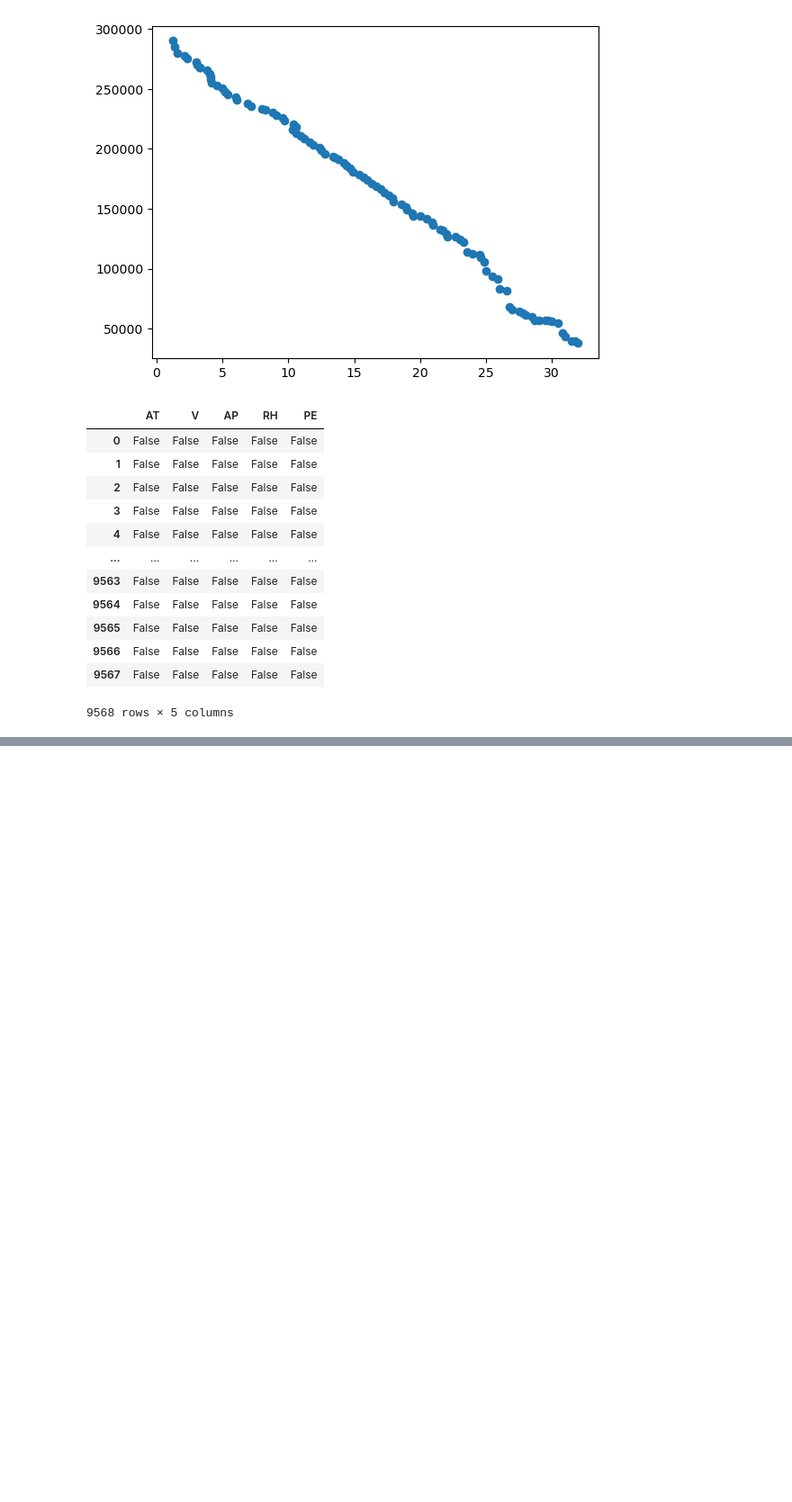
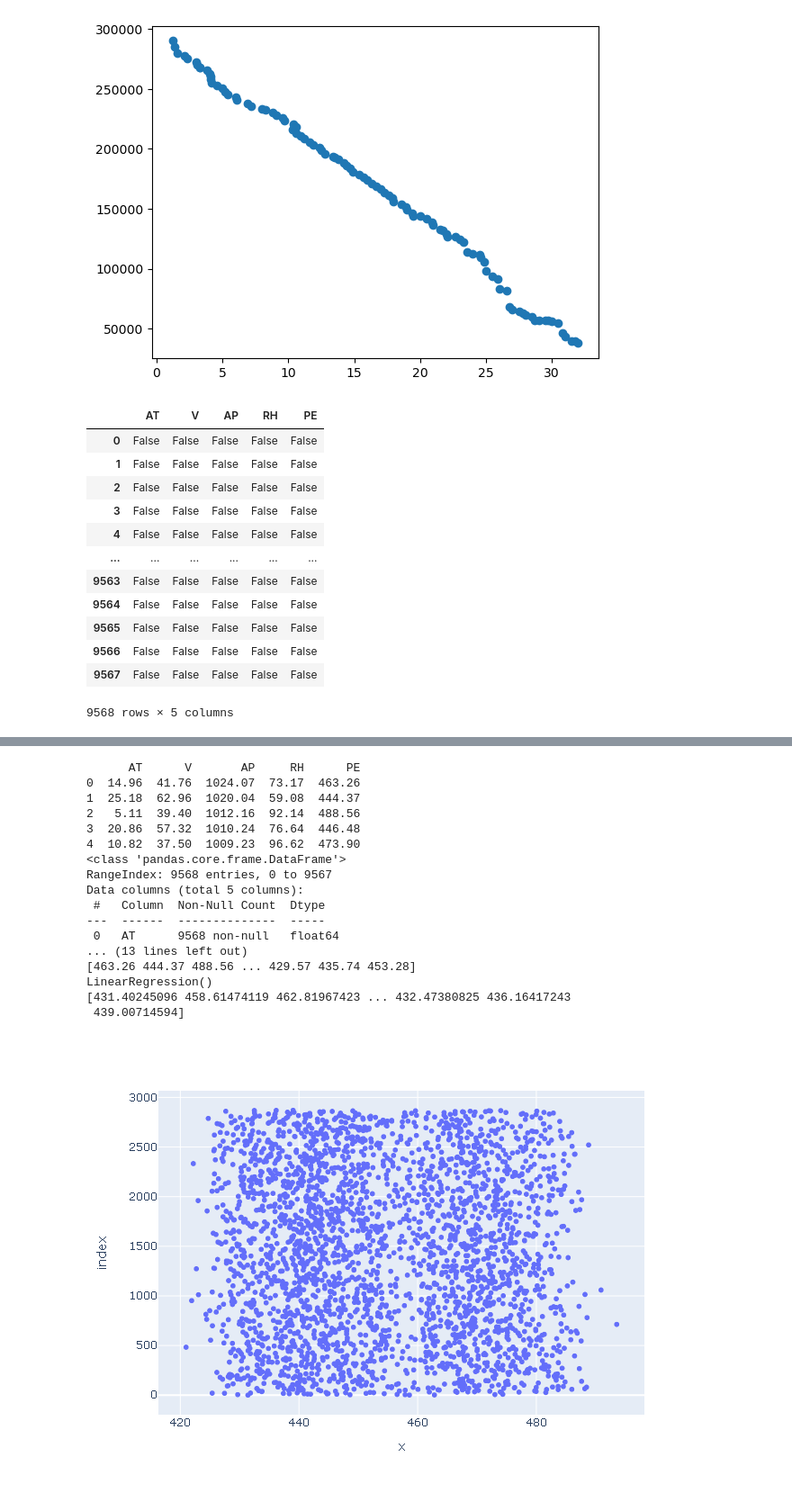
Before and after one commit to shankar1R/AI-ML, a Jupyter notebook: ML practies.ipynb, the cells around one changed output, grey strips where cells are left out. Shown at 90% size. Drawn from its saved outputs; the diff is of its cells as text; code cells hidden in the pictures; blank space fills up the shorter version.

```diff
--- a/ML practies.ipynb
+++ b/ML practies.ipynb
@@ -375,3 +376,76 @@ LinearRegression()
 pridict value: [431.40245096 458.61474119 462.81967423 ... 432.47380825 436.16417243
  439.00714594]
 Actual value: [464.93 445.33 450.62 ... 459.01 462.72 428.12]
+# %%
+# import matplotlib.pyplot as plt
+
+import pandas as pd
+import numpy as np
+
+
+#import data
+data=pd.read_csv("E:\AI&ML\Exel sheets\mlpractise.csv")
+print(data.head()) # only print the First 5 lines
+
+data.info() # print the information about data
+
+data.isnull() # find the null values# Define x and y
+
+# Dfine the X and y value
+x=data.drop(['PE'],axis=1).values # Drope only electrical value
+y=data['PE'].values # print only electrical output
+print(x)
+
+print(y)
+
+
+# split dataset in traing set and testing
+from sklearn.model_selection import train_test_split
+from sklearn.linear_model import LinearRegression
+x_train,x_test,y_train,y_test=train_test_split(x,y,test_size=0.3,random_state=0)
+
+
+#training  the  model of training set
+ml=LinearRegression() # maodel selecting
+print(ml.fit(x_train,y_train))
+
+
+#pridict the test set result
+y_pred=ml.predict(x_test)
+print(y_pred)
+
+ml.predict([[14.96,41.76,1024.07,73.17]])
+
+# evaluate the model
+from sklearn.metrics import r2_score
+score=r2_score=(y_test,y_pred)
+score
+
+import plotly.express as pl
+# plt.figure(figsize=(15,10))
+fig=pl.scatter(y_test,y_pred)
+# plt.xlabel("Actual value")
+# plt.ylabel("pridict value")
+# plt.title("Actual and pridict value")
+# plt.show()
+# fig.update_traces()
+fig.show("png")
+# %% [output]
+      AT      V       AP     RH      PE
+0  14.96  41.76  1024.07  73.17  463.26
+1  25.18  62.96  1020.04  59.08  444.37
+2   5.11  39.40  1012.16  92.14  488.56
+3  20.86  57.32  1010.24  76.64  446.48
+4  10.82  37.50  1009.23  96.62  473.90
+<class 'pandas.core.frame.DataFrame'>
+RangeIndex: 9568 entries, 0 to 9567
+Data columns (total 5 columns):
+ #   Column  Non-Null Count  Dtype
+---  ------  --------------  -----
+ 0   AT      9568 non-null   float64
+... (13 lines left out)
+[463.26 444.37 488.56 ... 429.57 435.74 453.28]
+LinearRegression()
+[431.40245096 458.61474119 462.81967423 ... 432.47380825 436.16417243
+ 439.00714594]
+[figure, added]
```
Also changed, not shown: parts of 3 cells of this notebook, 1 other file.
